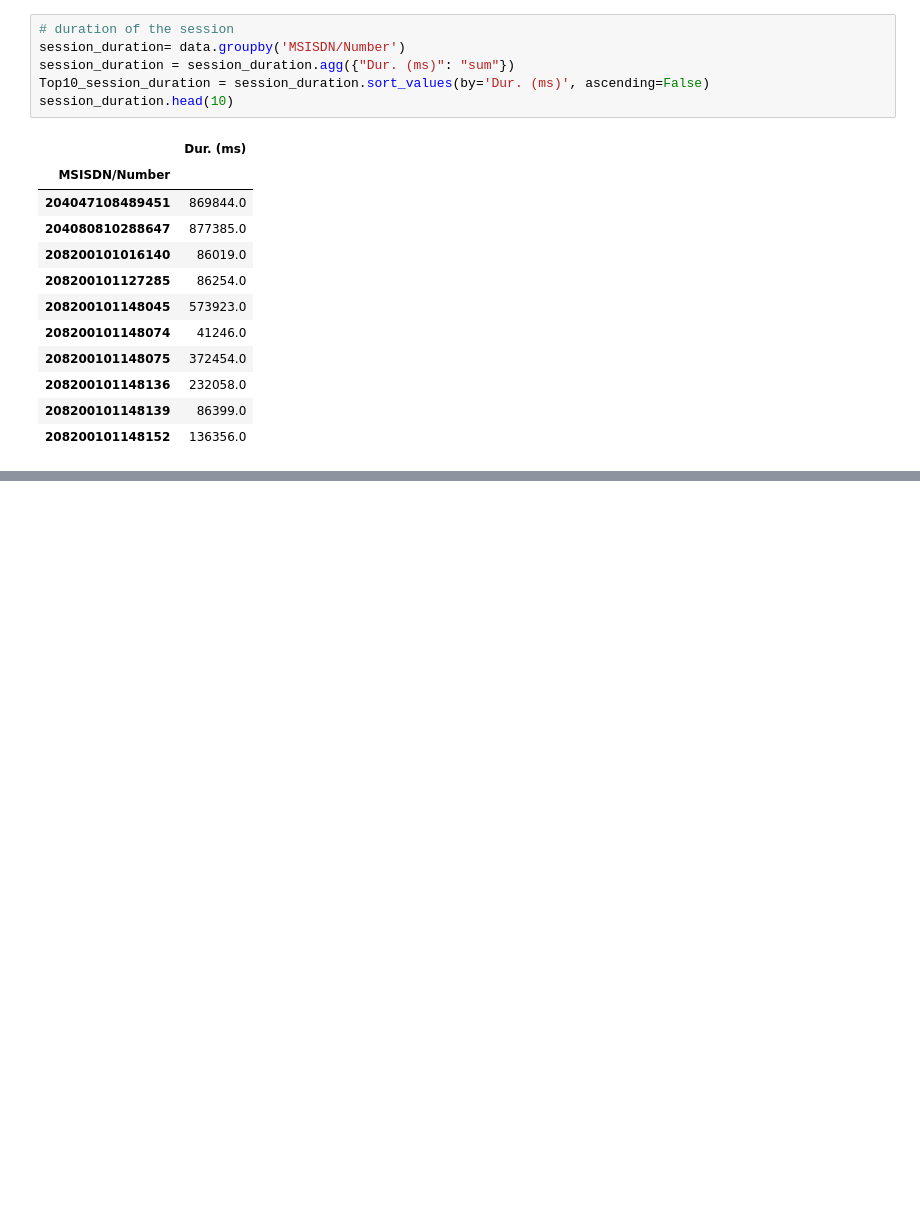
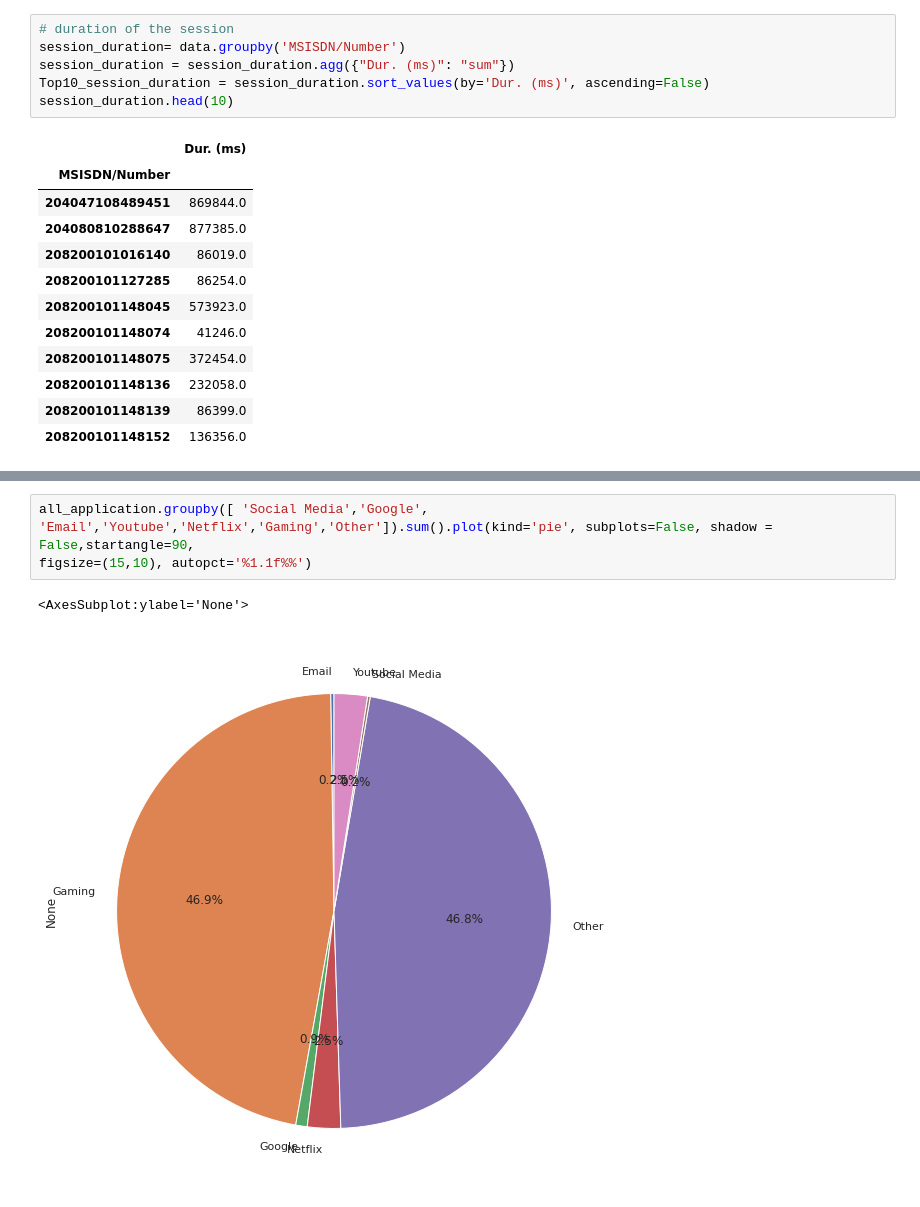
Before and after one commit to luelhagos/User-Analytics-in-the-Telecommunication-Industry, a Jupyter notebook: notebooks/final.ipynb, the cells around one changed output, grey strips where cells are left out. Saved outputs shown, nothing was run; the diff lists cells and outputs as text; blank space fills up the shorter version.

```diff
--- a/notebooks/final.ipynb
+++ b/notebooks/final.ipynb
@@ -670,0 +911,6 @@ Top.head(10)
+# %%
+all_application.groupby([ 'Social Media','Google', 'Email','Youtube','Netflix','Gaming','Other']).sum().plot(kind='pie', subplots=False, shadow = False,startangle=90,
+figsize=(15,10), autopct='%1.1f%%')
+# %% [output]
+<AxesSubplot:ylabel='None'>
+[figure, added]
```
Also changed, not shown: parts of 19 cells of this notebook.
